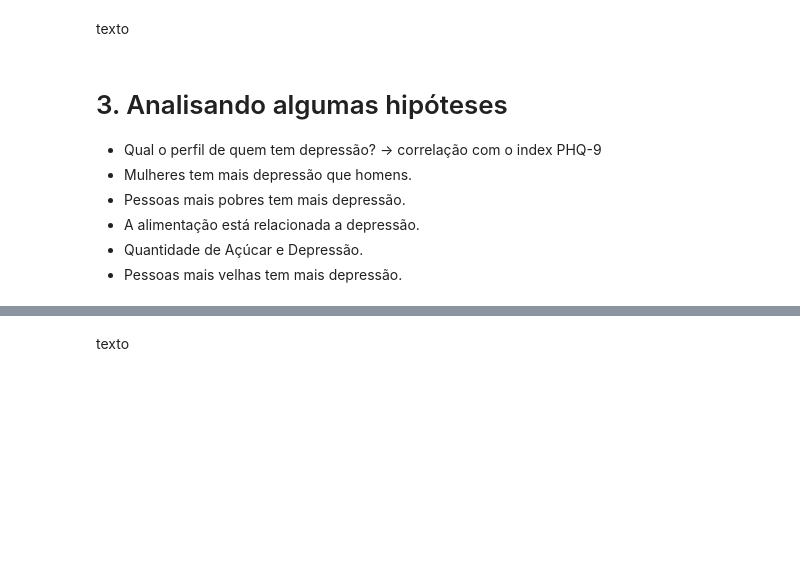
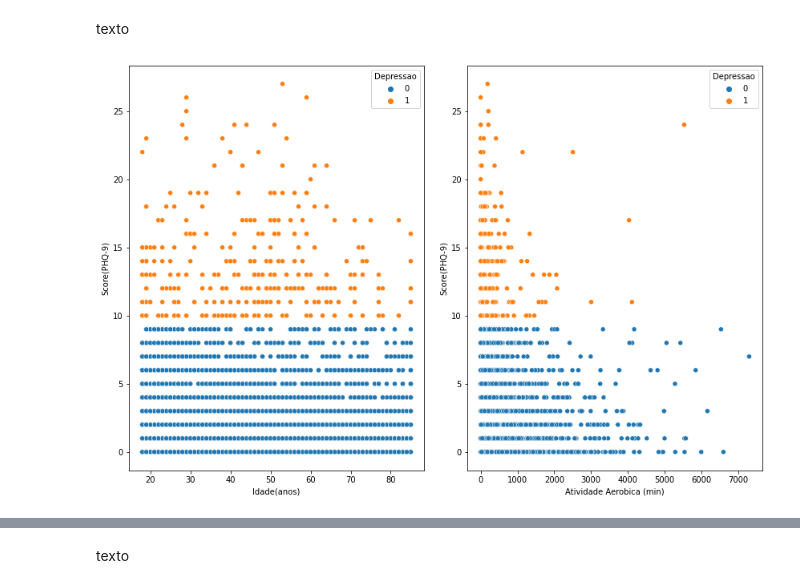
Before and after one commit to FerrazThales/DepressionSymptoms-Analysis, a Jupyter notebook: Análise_Estatística_dos_Sintomas_de_Depressão.ipynb, the cells around one changed output, grey strips where cells are left out. Cells and saved outputs as stored; diff of their text form; code cells hidden in the pictures; blank space fills up the shorter version.

```diff
--- a/Análise_Estatística_dos_Sintomas_de_Depressão.ipynb
+++ b/Análise_Estatística_dos_Sintomas_de_Depressão.ipynb
@@ -521,11 +528,14 @@ del i,j,a,b
 # %% [markdown]
 texto
-# %% [markdown]
-# 3. Analisando algumas hipóteses
-
-* Qual o perfil de quem tem depressão? -> correlação com o index PHQ-9
-* Mulheres tem mais depressão que homens.
-* Pessoas mais pobres tem mais depressão.
-* A alimentação está relacionada a depressão.
-* Quantidade de Açúcar e Depressão.
-* Pessoas mais velhas tem mais depressão.
+# %%
+# criando a figure e o axis no matplotlib -> dúvidas? Acesse: https://thalesferraz.medium.com/como-fazer-gr%C3%A1ficos-rotulados-em-python-8d6d72006eaf
+fig, ax = plt.subplots(figsize = (12,8),ncols = 2)
+
+# criando os gráficos para comparação de Idade e de Atividade Aeróbica com o Score PHQ-9
+sns.scatterplot(x = 'Idade(anos)', y = 'Score(PHQ-9)', hue= 'Depressao',data = df_new, ax = ax[0])
+sns.scatterplot(x = 'Atividade Aerobica (min)', y = 'Score(PHQ-9)', hue= 'Depressao',data = df_new, ax = ax[1])
+
+# plotar os gráficos
+plt.tight_layout(pad = 2.0);
+# %% [output]
+[figure, added]
```
Also changed, not shown: parts of 24 cells of this notebook.
